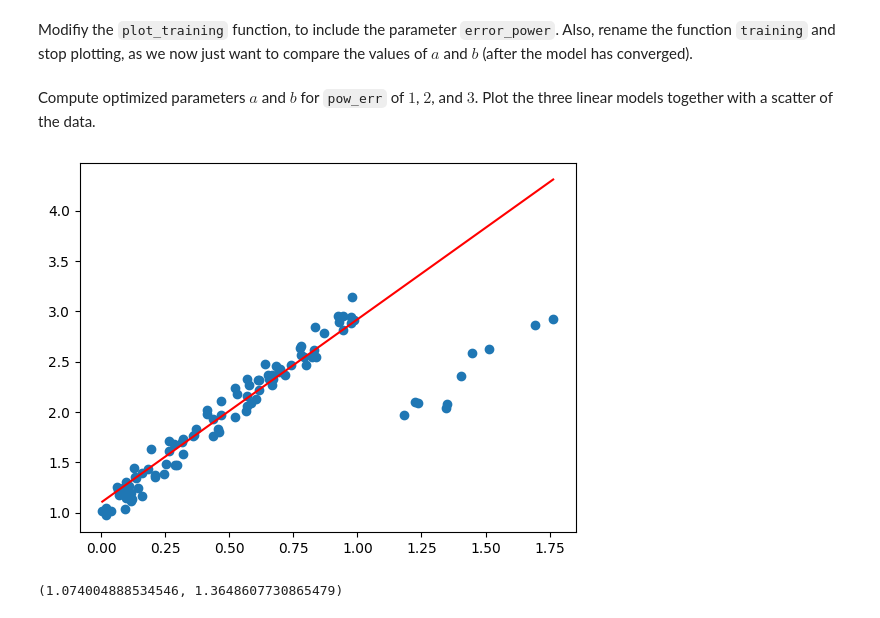
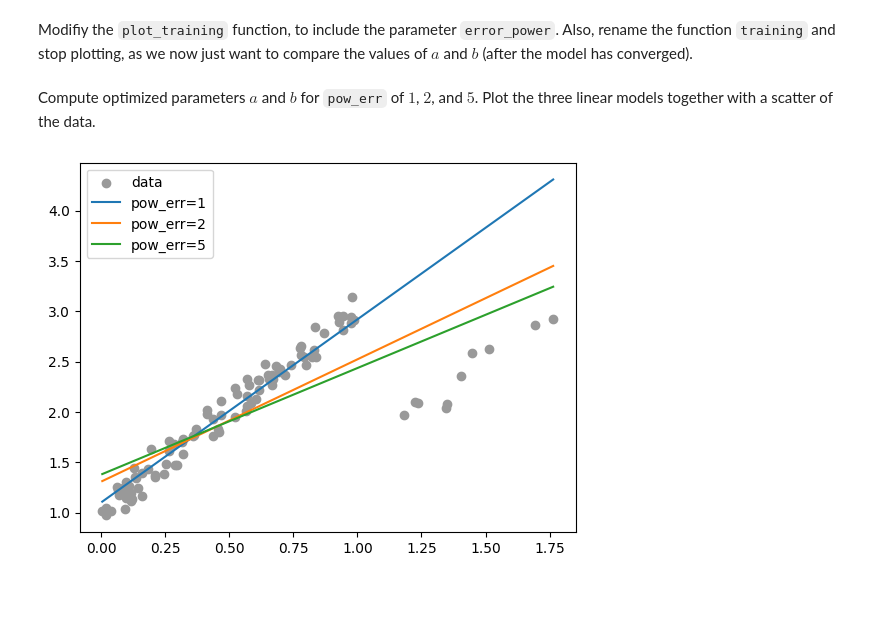
Before and after one commit to PRF-Development/DataAnalysisExtras, a Jupyter notebook: BOL.ipynb, the cells around one changed output. Drawn from its saved outputs; the diff is of its cells as text; code cells hidden in the pictures.

```diff
--- a/BOL.ipynb
+++ b/BOL.ipynb
@@ -494,23 +494,22 @@ def training(n_epochs, lr, batch_size, pow_err=2):
             optimizer.zero_grad()
     return model.a.item(), model.b.item()
 # %% [markdown]
-Compute optimized parameters $a$ and $b$ for `pow_err` of $1$, $2$, and $3$.
+Compute optimized parameters $a$ and $b$ for `pow_err` of $1$, $2$, and $5$.
 Plot the three linear models together with a scatter of the data.
-# %%
-def plot_model(a,b):
-    plt.scatter(XS, YS)
-    x_model = np.linspace(min(XS), max(XS), 100)
-    y_model = a*x_model + b
-    plt.plot(x_model, y_model, color='red')
-    plt.show()
-
-a,b = training(n_epochs=100, lr=0.2, batch_size=100, pow_err=1)
-plot_model(a,b)
-# %% [output]
-[figure, removed]
-# %%
-training(n_epochs=100, lr=0.2, batch_size=100, pow_err=1)
-training(n_epochs=300, lr=0.2, batch_size=100, pow_err=2)
-training(n_epochs=100, lr=0.2, batch_size=100, pow_err=3)
-# %% [output]
-(1.074004888534546, 1.3648607730865479)
+# %%
+a1, b1 = training(n_epochs=100, lr=0.2, batch_size=100, pow_err=1)
+a2, b2 = training(n_epochs=100, lr=0.2, batch_size=100, pow_err=2)
+a3, b3 = training(n_epochs=100, lr=0.2, batch_size=100, pow_err=5)
+
+plt.scatter(XS, YS, color='#999', label='data')
+x_model = np.linspace(min(XS), max(XS), 100)
+y_model1 = a1*x_model + b1
+y_model2 = a2*x_model + b2
+y_model3 = a3*x_model + b3
+plt.plot(x_model, y_model1, label='pow_err=1')
+plt.plot(x_model, y_model2, label='pow_err=2')
+plt.plot(x_model, y_model3, label='pow_err=5')
+plt.legend()
+plt.show()
+# %% [output]
+[figure, added]
```
